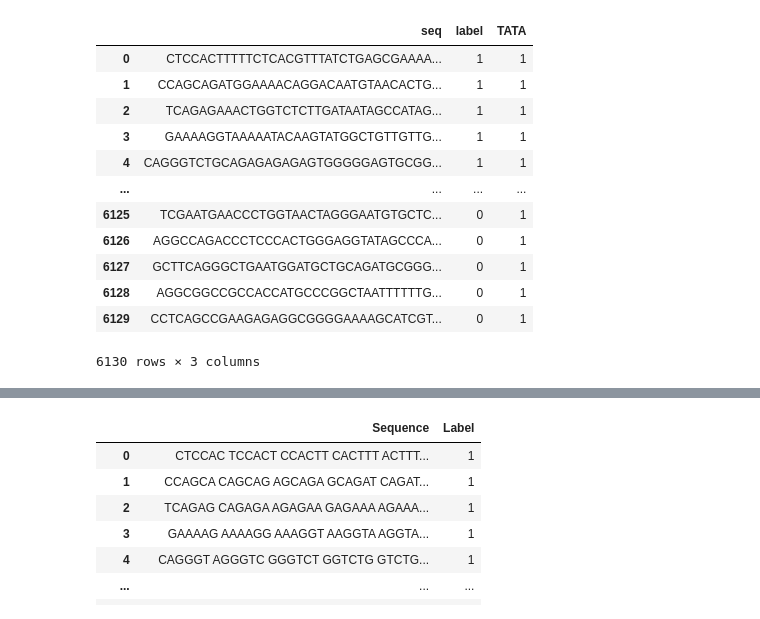
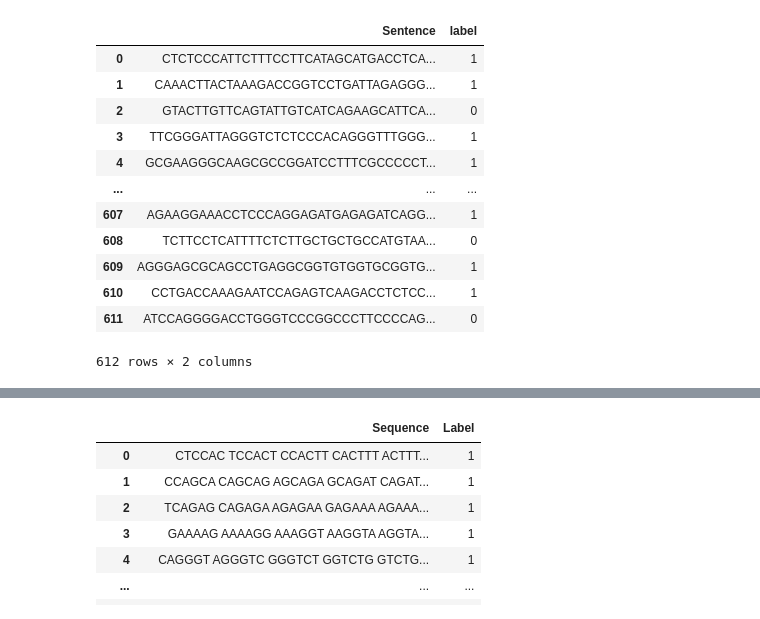
Before and after one commit to duttaprat/Postdoc, a Jupyter notebook: DNABERT_data_processing/TATA_nonTATAProm/TATA_DNABERTdata.ipynb, the cells around one changed output, grey strips where cells are left out. Drawn from its saved outputs; the diff is of its cells as text; code cells hidden in the pictures.

```diff
--- a/DNABERT_data_processing/TATA_nonTATAProm/TATA_DNABERTdata.ipynb
+++ b/DNABERT_data_processing/TATA_nonTATAProm/TATA_DNABERTdata.ipynb
@@ -9,19 +9,20 @@ from sklearn.model_selection import train_test_split
 from sklearn.utils import shuffle
 # %%
 df_train = pd.read_csv("/data/private/pdutta/DNABERT_data/prom-300/prom-300/TATA_249to50.tsv", sep="\t")
+df_test= pd.read_csv("/data/private/pdutta/DNABERT_data/prom-300/prom-300/tata_test.tsv", sep="\t")
 # %%
-df_train
+df_test
 # %% [output]
-|  | seq | label | TATA |
-| 0 | CTCCACTTTTTCTCACGTTTATCTGAGCGAAAA... | 1 | 1 |
-| 1 | CCAGCAGATGGAAAACAGGACAATGTAACACTG... | 1 | 1 |
-| 2 | TCAGAGAAACTGGTCTCTTGATAATAGCCATAG... | 1 | 1 |
-| 3 | GAAAAGGTAAAAATACAAGTATGGCTGTTGTTG... | 1 | 1 |
-| 4 | CAGGGTCTGCAGAGAGAGAGTGGGGGAGTGCGG... | 1 | 1 |
-| ... | ... | ... | ... |
-| 6125 | TCGAATGAACCCTGGTAACTAGGGAATGTGCTC... | 0 | 1 |
-| 6126 | AGGCCAGACCCTCCCACTGGGAGGTATAGCCCA... | 0 | 1 |
-| 6127 | GCTTCAGGGCTGAATGGATGCTGCAGATGCGGG... | 0 | 1 |
-| 6128 | AGGCGGCCGCCACCATGCCCGGCTAATTTTTTG... | 0 | 1 |
-| 6129 | CCTCAGCCGAAGAGAGGCGGGGAAAAGCATCGT... | 0 | 1 |
+|  | Sentence | label |
+| 0 | CTCTCCCATTCTTTCCTTCATAGCATGACCTCA... | 1 |
+| 1 | CAAACTTACTAAAGACCGGTCCTGATTAGAGGG... | 1 |
+| 2 | GTACTTGTTCAGTATTGTCATCAGAAGCATTCA... | 0 |
+| 3 | TTCGGGATTAGGGTCTCTCCCACAGGGTTTGGG... | 1 |
+| 4 | GCGAAGGGCAAGCGCCGGATCCTTTCGCCCCCT... | 1 |
+| ... | ... | ... |
+| 607 | AGAAGGAAACCTCCCAGGAGATGAGAGATCAGG... | 1 |
+| 608 | TCTTCCTCATTTTCTCTTGCTGCTGCCATGTAA... | 0 |
+| 609 | AGGGAGCGCAGCCTGAGGCGGTGTGGTGCGGTG... | 1 |
+| 610 | CCTGACCAAAGAATCCAGAGTCAAGACCTCTCC... | 1 |
+| 611 | ATCCAGGGGACCTGGGTCCCGGCCCTTCCCCAG... | 0 |
-6130 rows × 3 columns
+612 rows × 2 columns
```
Also changed, not shown: parts of 4 cells of this notebook, 13 other files.
